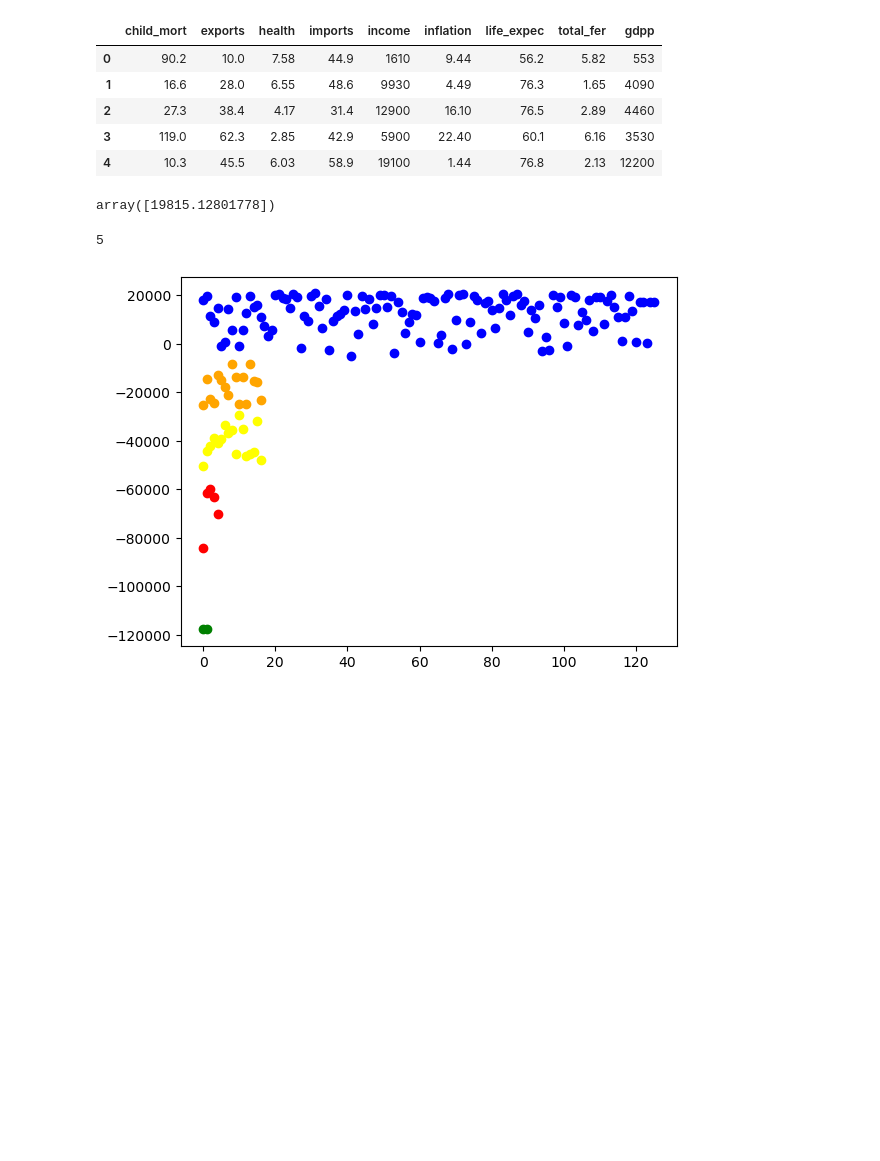
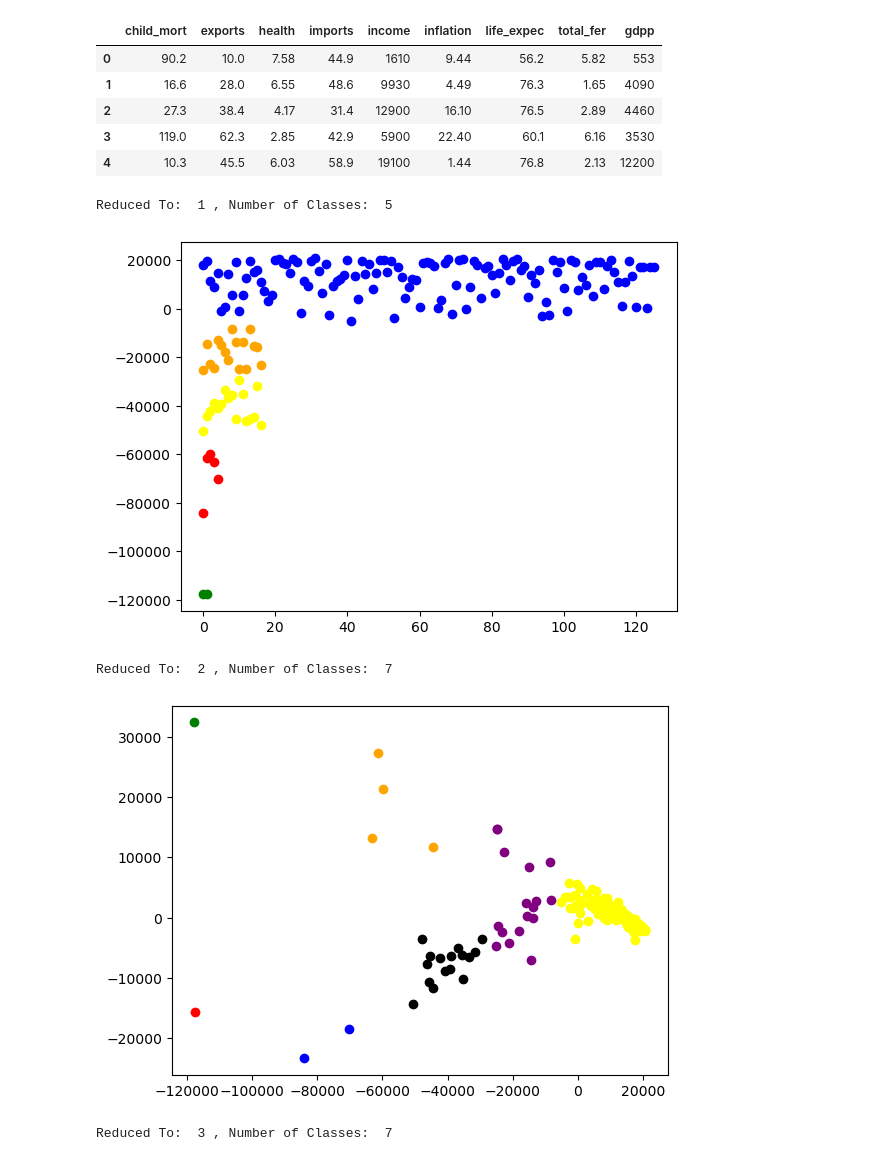
Before and after one commit to MagdiWaleed/assignments, a Jupyter notebook: Unsupervised Learning/unsupervised project/project.ipynb, the cells around one changed output. Drawn from its saved outputs; the diff is of its cells as text; code cells hidden in the pictures; blank space fills up the shorter version.

```diff
--- a/Unsupervised Learning/unsupervised project/project.ipynb
+++ b/Unsupervised Learning/unsupervised project/project.ipynb
@@ -18,28 +18,41 @@ dataframe.head()
 | 2 | 27.3 | 38.4 | 4.17 | 31.4 | 12900 | 16.10 | 76.5 | 2.89 | 4460 |
 | 3 | 119.0 | 62.3 | 2.85 | 42.9 | 5900 | 22.40 | 60.1 | 6.16 | 3530 |
 | 4 | 10.3 | 45.5 | 6.03 | 58.9 | 19100 | 1.44 | 76.8 | 2.13 | 12200 |
-# %%
-pca = PCA(n_components=n_components)
-
-pca.fit(data)
-reduced_data = pca.transform(data)
-reduced_data[0]
-# %% [output]
-array([19815.12801778])
-# %%
-model = FuzzyEntropy()
-info =model.fit(reduced_data,s=similarity)
-len(info)
-# %% [output]
-5
-# %%
-colors= ["green", "red", "blue","yellow","orange","grey","purple"]
 # %%
-for i,data_i in enumerate(info.values()):
-    final_data=[data_i["class_centroid"]]
-    final_data.extend(data_i["data"])
-    final_data= np.array(final_data)
-    plt.scatter(range(len(final_data[:,0])),final_data[:,0],c=colors[i])
-plt.show()
+def show(info,dim):
+    colors= ["green", "red", "blue","yellow","orange","black","purple"]
+    if dim <=3:
+        if dim ==3:
+            fig = plt.figure()
+            ax = fig.add_subplot(111, projection='3d')
+
+        for i,data_i in enumerate(info.values()):
+            final_data=[data_i["class_centroid"]]
+            final_data.extend(data_i["data"])
+            final_data= np.array(final_data)
+            if dim ==1:
+                plt.scatter(range(len(final_data[:,0])),final_data[:,0],c=colors[i])
+            elif dim ==2:
+                plt.scatter(final_data[:,0],final_data[:,1],c=colors[i])
+            else:
+
+                x = final_data[:,0]
+                y = final_data[:,1]
+                z = final_data[:,2]
+                ax.scatter(x, y, z, c=colors[i], marker='o')
+        plt.show()
-# %% [output]
-[figure, removed]
+# %%
+for i in range(3):
+    pca = PCA(n_components=i+1)
+    pca.fit(data)
+    reduced_data = pca.transform(data)
+    model = FuzzyEntropy()
+    info =model.fit(reduced_data,s=similarity)
+    print("Reduced To: ",reduced_data.shape[1],", Number of Classes: ",len(info))
+    show(info,dim=i+1)
+# %% [output]
+Reduced To:  1 , Number of Classes:  5
+[figure, added]
+Reduced To:  2 , Number of Classes:  7
+[figure, added]
+Reduced To:  3 , Number of Classes:  7
```
Also changed, not shown: parts of 1 cell of this notebook.
